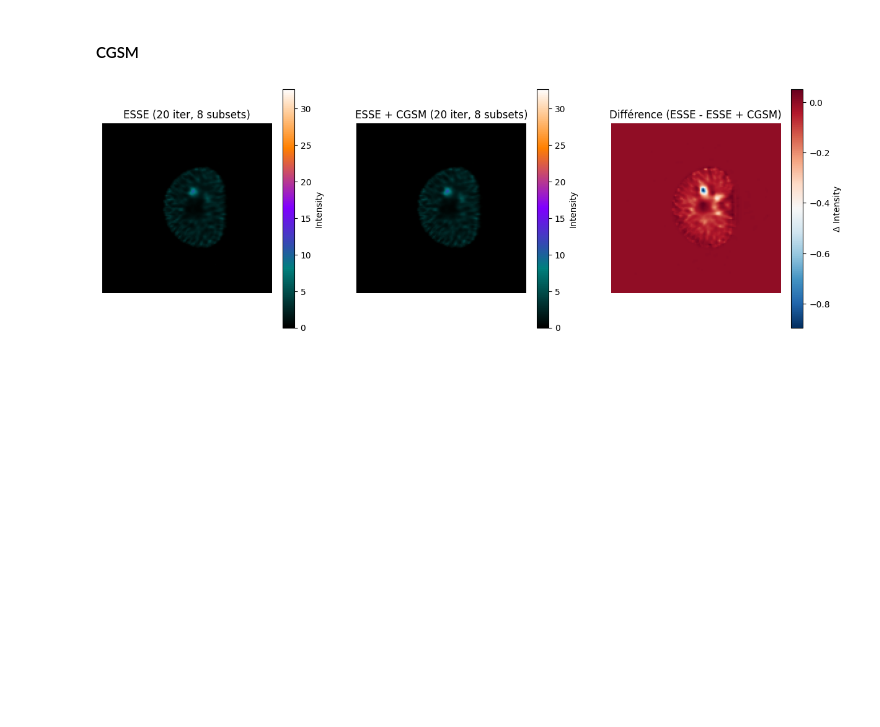
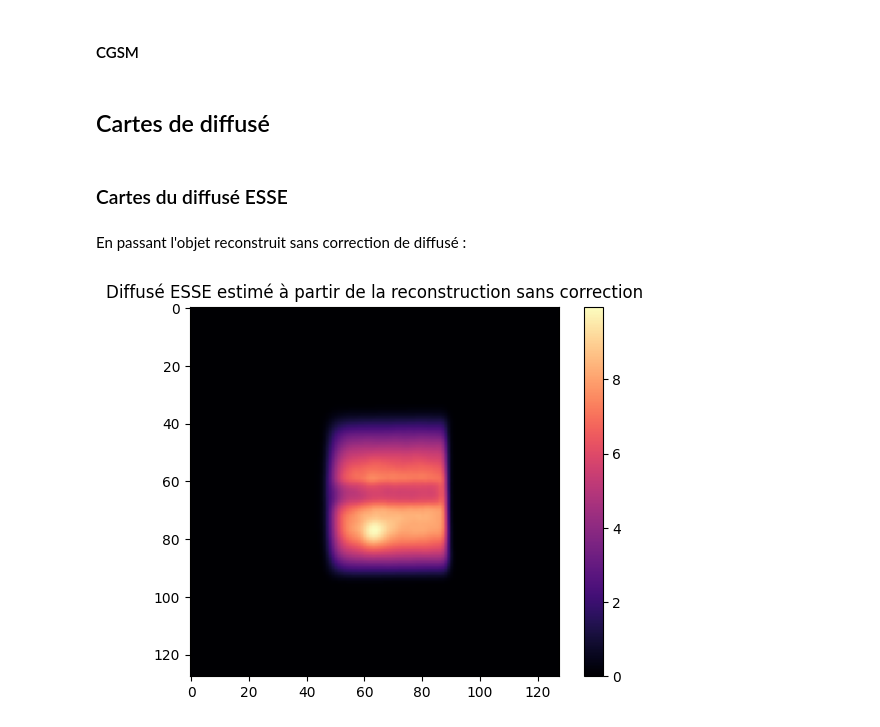
Before and after one commit to Nebulaaae/PyTomography, a Jupyter notebook: docs/source/notebooks/stage.ipynb, the cells around one changed output. Saved outputs shown, nothing was run; the diff lists cells and outputs as text; code cells hidden in the pictures; blank space fills up the shorter version.

```diff
--- a/docs/source/notebooks/stage.ipynb
+++ b/docs/source/notebooks/stage.ipynb
@@ -448,6 +451,25 @@ plot_comparative_spect(recon_ESSE, recon_TEW, vmax=15, label1="ESSE", label2="TE
 # %% [markdown]
 #### CGSM
 # %%
-plot_comparative_spect(recon_ESSE, recon_ESSE_CGSM, vmax=vmax_val, label1="ESSE", label2="ESSE + CGSM")
+# plot_comparative_spect(recon_ESSE, recon_ESSE_CGSM, vmax=vmax_val, label1="ESSE", label2="ESSE + CGSM")
-# %% [output]
-[figure, removed]
+# %% [markdown]
+## Cartes de diffusé
+# %% [markdown]
+### Cartes du diffusé ESSE
+# %% [markdown]
+En passant l'objet reconstruit sans correction de diffusé :
+# %%
+# Projection du diffusé ESSE basé sur l'objet SANS correction
+# Cela montre le diffusé "initial" estimé par le modèle physique
+proj_total_base = system_matrix_ESSE.forward(recon_no_correction)
+proj_primary_base = system_matrix_no_correction.forward(recon_no_correction)
+
+scatter_map_esse_from_no_corr = proj_total_base - proj_primary_base
+
+# Visualisation
+plt.imshow(scatter_map_esse_from_no_corr[0].cpu().detach().numpy(), cmap='magma')
+plt.title("Diffusé ESSE estimé à partir de la reconstruction sans correction")
+plt.colorbar()
+plt.show()
+# %% [output]
+[figure, added]
```
Also changed, not shown: parts of 10 cells of this notebook.
